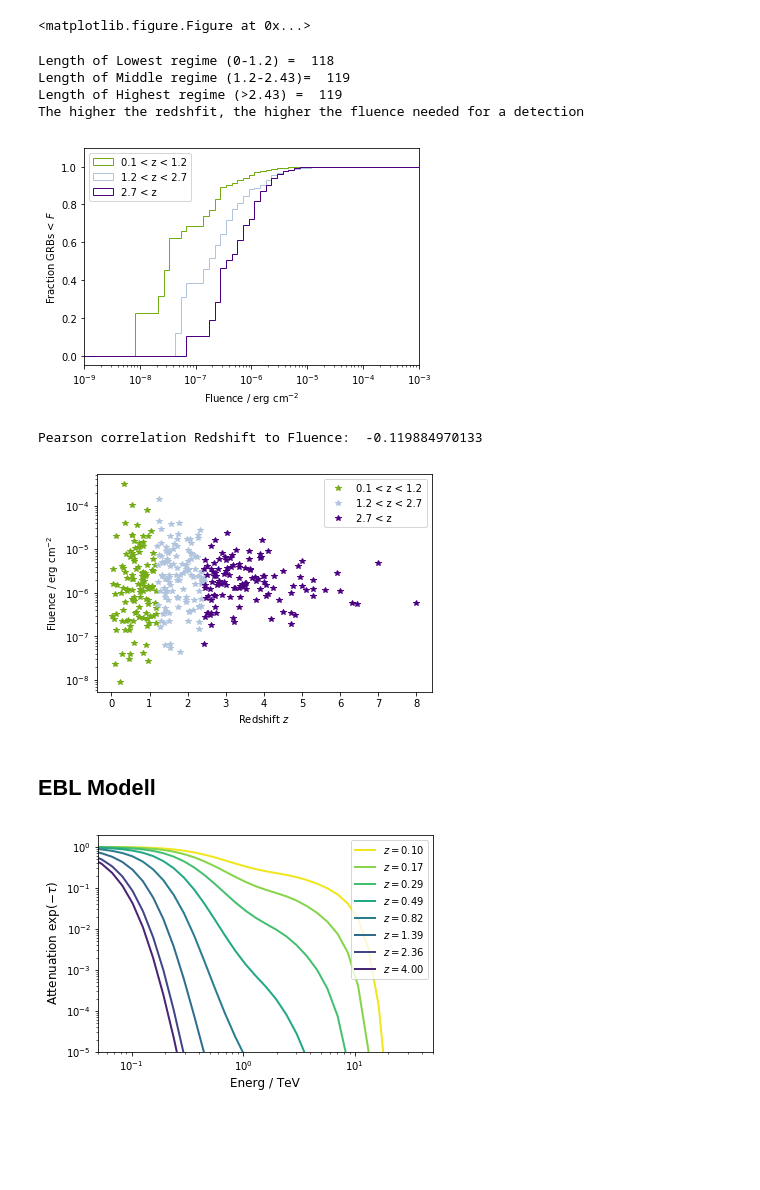
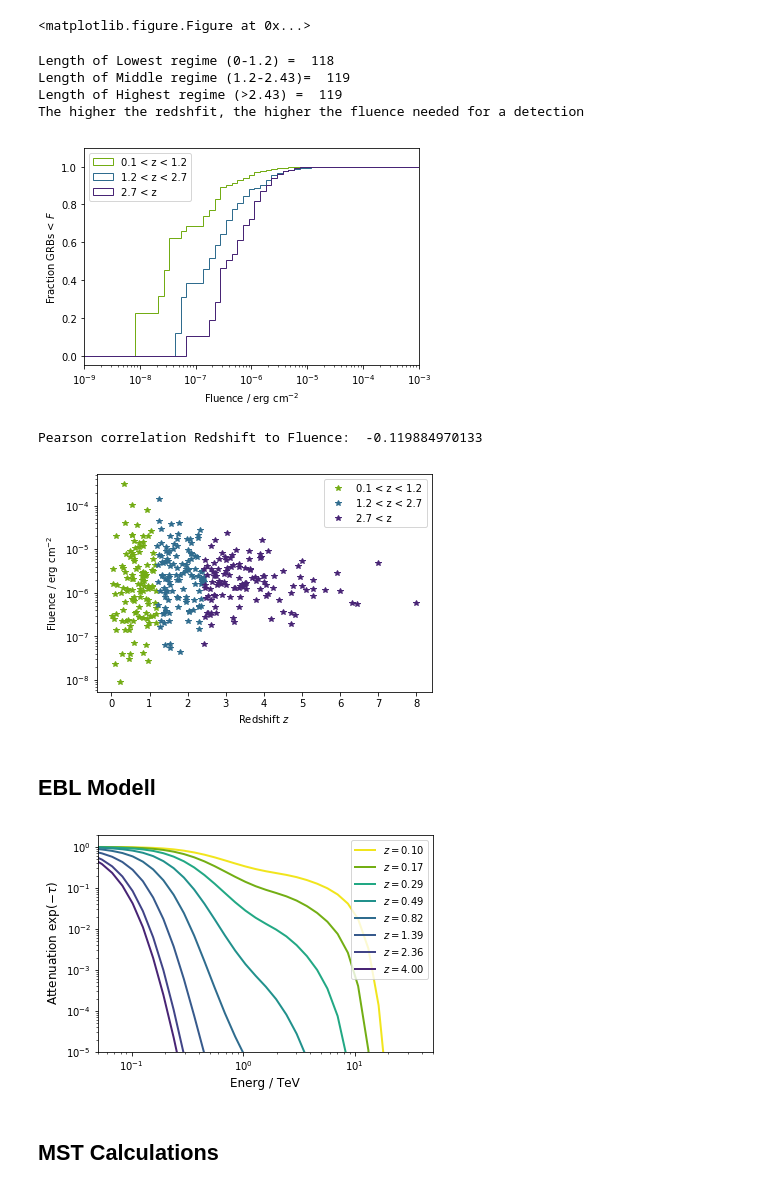
Before and after one commit to JanaMo/Project_Master, a Jupyter notebook: Plots.ipynb, the cells around one changed output. Drawn from its saved outputs; the diff is of its cells as text; code cells hidden in the pictures; blank space fills up the shorter version.

```diff
--- a/Plots.ipynb
+++ b/Plots.ipynb
@@ -520,39 +522,39 @@ binning = np.logspace(-9,-3,60)
 plt.hist(Low_z['Fluence'],histtype = 'step',cumulative=True, bins=binning,density=True,
         color='#73ac14', label='0.1 < z < 1.2')
 plt.hist(Mid_z['Fluence'],histtype = 'step',cumulative=True,bins=binning, density=True,
-        color='lightsteelblue', label='1.2 < z < 2.7')
+        color=viridis7, label='1.2 < z < 2.7')
 plt.hist(High_z['Fluence'],histtype='step',cumulative=True,bins=binning,density=True,
-        color='indigo', label='2.7 < z')
+        color=viridis10, label='2.7 < z')
 
 print('The higher the redshfit, the higher the fluence needed for a detection')
 
 plt.xscale('log')
 plt.ylim(-0.05,1.1) ; plt.xlim(1e-9,1e-3)
 plt.xlabel('Fluence / erg cm$^{-2}$') ; plt.ylabel('Fraction GRBs < $F$')
 plt.legend(loc ='upper left')
 plt.savefig('Plots/SWIFT_z_Fluence.pdf',bbox_inches='tight') ;plt.show(); plt.clf()
 #plt.savefig('Plots/jpeg/SWIFT_z_Fluence.jpg',bbox_inches='tight') ; plt.show(); plt.clf()
 
 
 plt.plot(Low_z['Redshift'],Low_z['Fluence'],'*', color='#73ac14',label='0.1 < z < 1.2')
-plt.plot(Mid_z['Redshift'],Mid_z['Fluence'],'*', color='lightsteelblue',label='1.2 < z < 2.7')
-plt.plot(High_z['Redshift'],High_z['Fluence'],'*', color='indigo',label='2.7 < z ')
+plt.plot(Mid_z['Redshift'],Mid_z['Fluence'],'*', color=viridis7,label='1.2 < z < 2.7')
+plt.plot(High_z['Redshift'],High_z['Fluence'],'*', color=viridis10,label='2.7 < z ')
 
 plt.yscale('log')
 plt.legend()
 plt.xlabel('Redshift $z$') ; plt.ylabel('Fluence / erg cm$^{-2}$')
 plt.savefig('Plots/SWIFT_z_Fluence_Corr.pdf',bbox_inches='tight')
 #plt.savefig('Plots/jpeg/SWIFT_z_Fluence_Corr.jpg',bbox_inches='tight') ; plt.show() ; plt.clf()
 print('Pearson correlation Redshift to Fluence: ',
       scipy.stats.pearsonr(All_z['Redshift'],All_z['Fluence'])[0]) #Pearson coefficient and p-Value
 # %% [output]
 Length of Lowest regime (0-1.2) =  118
 Length of Middle regime (1.2-2.43)=  119
 Length of Highest regime (>2.43) =  119
 The higher the redshfit, the higher the fluence needed for a detection
-[figure, old version]
+[figure, new version]
 Pearson correlation Redshift to Fluence:  -0.119884970133
-[figure, old version]
+[figure, new version]
 # %% [markdown]
 ## EBL Modell
 # %%
@@ -560,7 +562,7 @@ Pearson correlation Redshift to Fluence:  -0.119884970133
 colors = np.array(['indigo', 'dimgray','thistle','darkslateblue','lightsteelblue',
                   'darkmagenta','lightgray','midnightblue'])
 
-colors = np.array([viridis0,viridis2,viridis3,viridis4,viridis6,viridis7,viridis9,viridis10])
+colors = np.array([viridis0,tugreen,viridis4,viridis5,viridis7,viridis8,viridis9,viridis10])
 
 from ebltable.tau_from_model import OptDepth
 tau =  OptDepth.readmodel(model = 'dominguez')
@@ -582,4 +584,6 @@ plt.legend(loc = 'upper right')
 plt.savefig('Plots/New_EBL_Dom.pdf')
 plt.show()
 # %% [output]
-[figure, old version]
+[figure, new version]
+# %% [markdown]
+## MST Calculations
```
Also changed, not shown: parts of 12 cells of this notebook, 46 other files.
